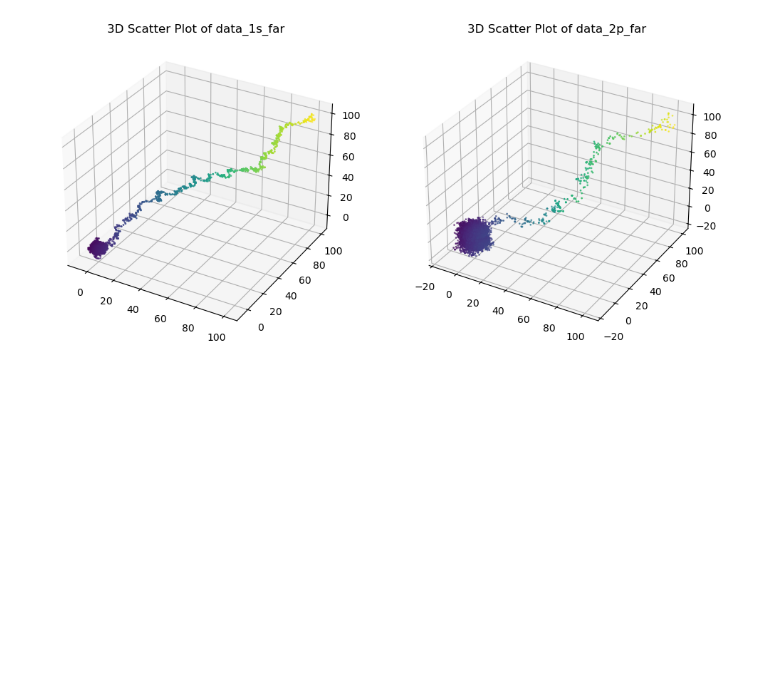
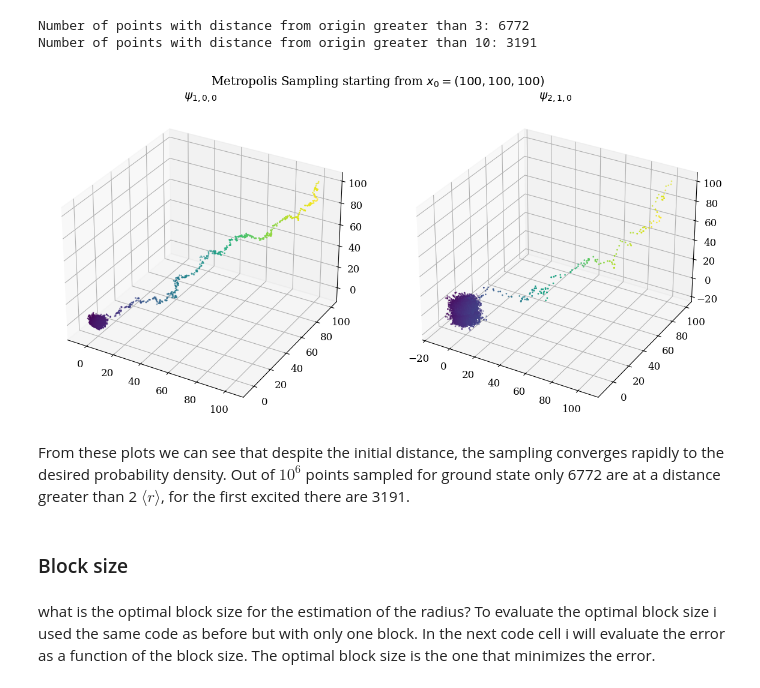
Before and after one commit to lorenzoesposito2/NSL, a Jupyter notebook: Exercises_05/Exercise_05.ipynb, the cells around one changed output. Drawn from its saved outputs; the diff is of its cells as text; code cells hidden in the pictures; blank space fills up the shorter version.

```diff
--- a/Exercises_05/Exercise_05.ipynb
+++ b/Exercises_05/Exercise_05.ipynb
@@ -131,18 +249,33 @@ plt.tight_layout(rect=[0, 0, 1, 0.96])
-# %%
-fig = plt.figure(figsize=(12, 6))
-
-data_1s_far_tail = data_1s_far#.tail(10000)
-data_2p_far_tail = data_2p_far#.tail(10000)
-
-ax1 = fig.add_subplot(121, projection='3d')
-ax1.scatter(data_1s_far_tail['#x'], data_1s_far_tail['y'], data_1s_far_tail['z'], s=1, c=data_1s_far_tail['#x'])
-ax1.set_title('3D Scatter Plot of data_1s_far')
-
-ax2 = fig.add_subplot(122, projection='3d')
-ax2.scatter(data_2p_far_tail['x'], data_2p_far_tail['y'], data_2p_far_tail['z'], s=1, c=data_2p_far_tail['x'])
-ax2.set_title('3D Scatter Plot of data_2p_far')
-#ax2.view_init(elev=0, azim=45)
-
-plt.show()
-# %% [output]
-[figure, removed]
+# %%
+df_1s_far = pd.read_csv('data/1s_Gauss_far.dat', sep=' ')
+df_2p_far = pd.read_csv('data/2p_Gauss_far.dat', sep=' ')
+
+fig = plt.figure(figsize=(12, 6))
+plt.suptitle(r'Metropolis Sampling starting from $x_0 = (100,100,100)$')
+
+ax1 = fig.add_subplot(121, projection='3d')
+ax1.scatter(df_1s_far['#x'], df_1s_far['y'], df_1s_far['z'], s=1, c=df_1s_far['#x'])
+ax1.set_title(r'$\psi_{1,0,0}$')
+
+ax2 = fig.add_subplot(122, projection='3d')
+ax2.scatter(df_2p_far['x'], df_2p_far['y'], df_2p_far['z'], s=1, c=df_2p_far['x'])
+ax2.set_title(r'$\psi_{2,1,0}$')
+
+num_points_1s = df_1s_far[(df_1s_far['#x']**2 + df_1s_far['y']**2 + df_1s_far['z']**2)**0.5 > 3].shape[0]
+print(f"Number of points with distance from origin greater than 3: {num_points_1s}")
+num_points_2p = df_2p_far[(df_2p_far['x']**2 + df_2p_far['y']**2 + df_2p_far['z']**2)**0.5 > 10].shape[0]
+print(f"Number of points with distance from origin greater than 10: {num_points_2p}")
+
+plt.tight_layout()
+
+plt.show()
+# %% [output]
+Number of points with distance from origin greater than 3: 6772
+Number of points with distance from origin greater than 10: 3191
+[figure, added]
+# %% [markdown]
+From these plots we can see that despite the initial distance, the sampling converges rapidly to the desired probability density. Out of $10^6$ points sampled for ground state only 6772 are at a distance greater than 2 $\langle r \rangle$, for the first excited there are 3191.
+# %% [markdown]
+### Block size
+# %% [markdown]
+what is the optimal block size for the estimation of the radius? To evaluate the optimal block size i used the same code as before but with only one block. In the next code cell i will evaluate the error as a function of the block size. The optimal block size is the one that minimizes the error.
```
Also changed, not shown: parts of 22 cells of this notebook, 22 other files.
